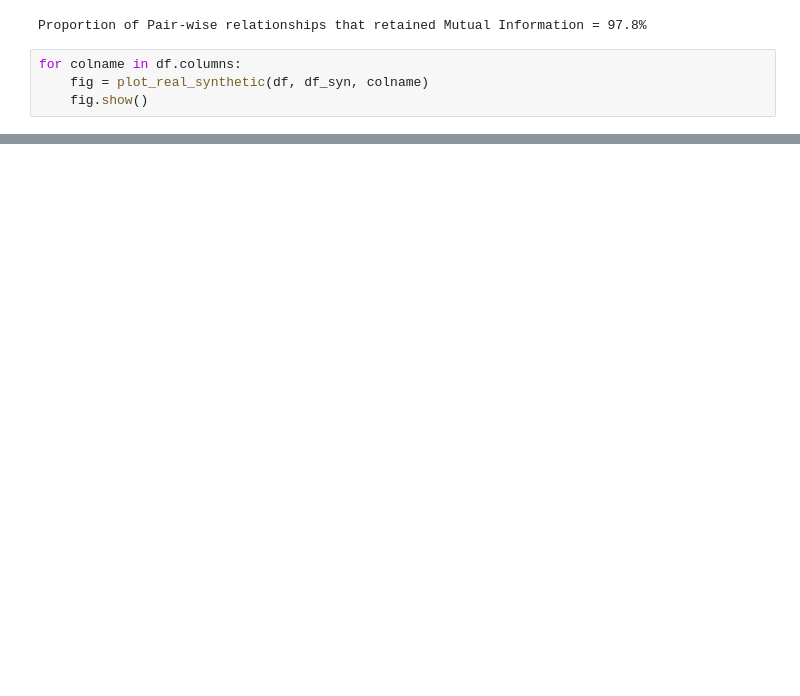
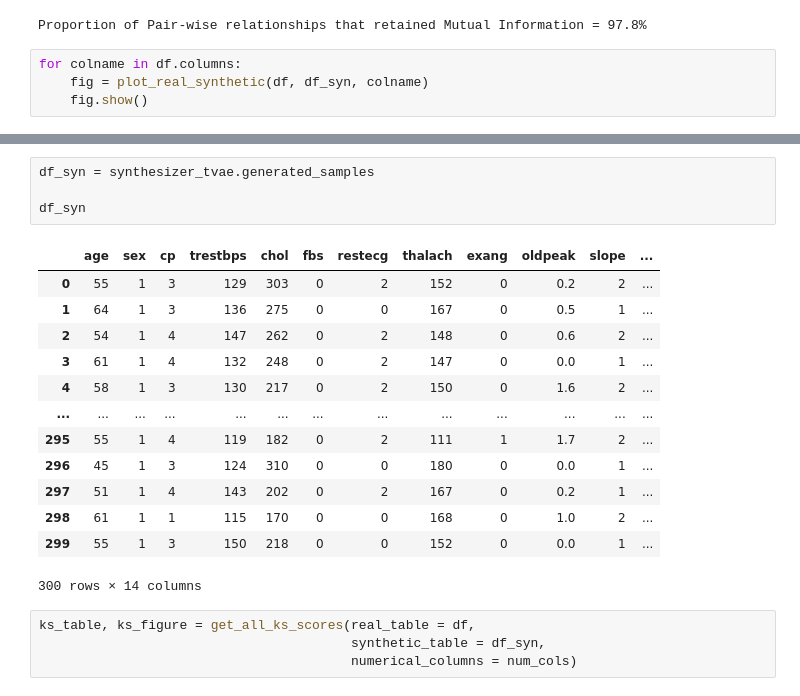
Before and after one commit to dylanlo8/SynPiper, a Jupyter notebook: example_notebooks/synpiper_ctgan_example.ipynb, the cells around one changed output, grey strips where cells are left out. Drawn from its saved outputs; the diff is of its cells as text; blank space fills up the shorter version.

```diff
--- a/example_notebooks/synpiper_ctgan_example.ipynb
+++ b/example_notebooks/synpiper_ctgan_example.ipynb
@@ -203,0 +234,22 @@ for colname in df.columns:
+# %%
+df_syn = synthesizer_tvae.generated_samples
+
+df_syn
+# %% [output]
+|  | age | sex | cp | trestbps | chol | fbs | restecg | thalach | exang | oldpeak | slope | ... |
+| 0 | 55 | 1 | 3 | 129 | 303 | 0 | 2 | 152 | 0 | 0.2 | 2 | ... |
+| 1 | 64 | 1 | 3 | 136 | 275 | 0 | 0 | 167 | 0 | 0.5 | 1 | ... |
+| 2 | 54 | 1 | 4 | 147 | 262 | 0 | 2 | 148 | 0 | 0.6 | 2 | ... |
+| 3 | 61 | 1 | 4 | 132 | 248 | 0 | 2 | 147 | 0 | 0.0 | 1 | ... |
+| 4 | 58 | 1 | 3 | 130 | 217 | 0 | 2 | 150 | 0 | 1.6 | 2 | ... |
+| ... | ... | ... | ... | ... | ... | ... | ... | ... | ... | ... | ... | ... |
+| 295 | 55 | 1 | 4 | 119 | 182 | 0 | 2 | 111 | 1 | 1.7 | 2 | ... |
+| 296 | 45 | 1 | 3 | 124 | 310 | 0 | 0 | 180 | 0 | 0.0 | 1 | ... |
+| 297 | 51 | 1 | 4 | 143 | 202 | 0 | 2 | 167 | 0 | 0.2 | 1 | ... |
+| 298 | 61 | 1 | 1 | 115 | 170 | 0 | 0 | 168 | 0 | 1.0 | 2 | ... |
+| 299 | 55 | 1 | 3 | 150 | 218 | 0 | 0 | 152 | 0 | 0.0 | 1 | ... |
+300 rows × 14 columns
+# %%
+ks_table, ks_figure = get_all_ks_scores(real_table = df,
+                                        synthetic_table = df_syn,
+                                        numerical_columns = num_cols)
```
Also changed, not shown: parts of 20 cells of this notebook, 9 other files.
